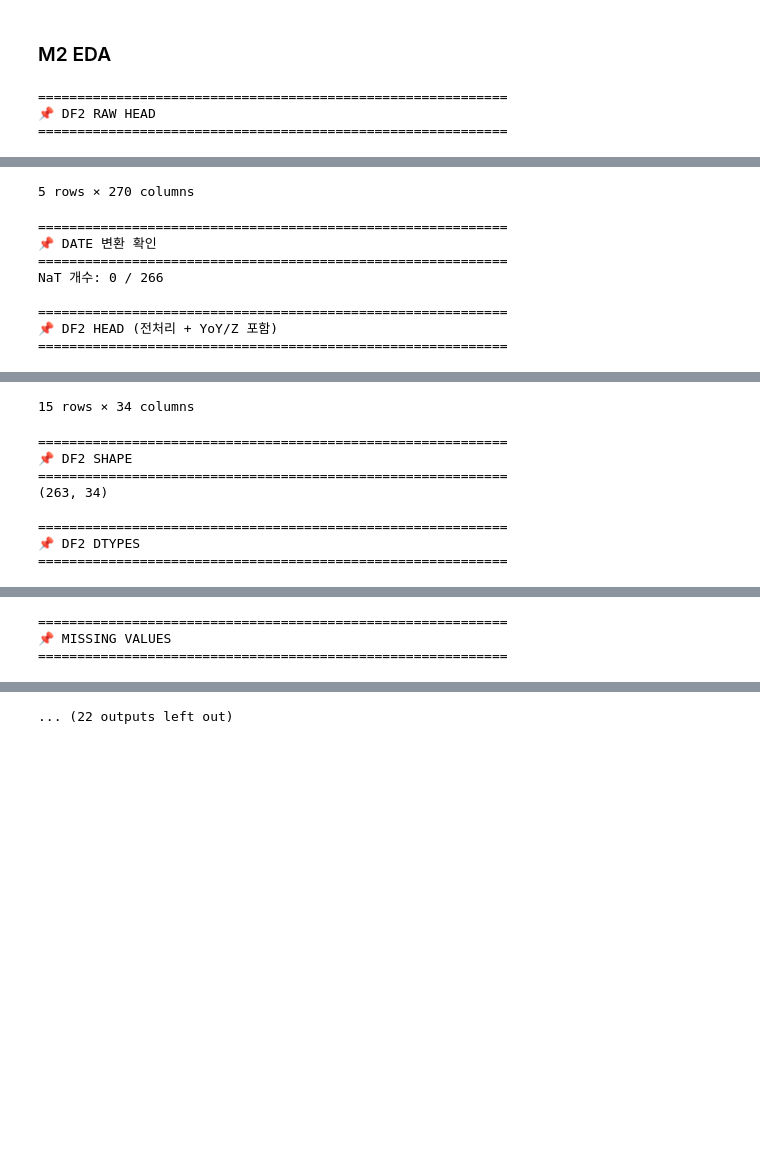
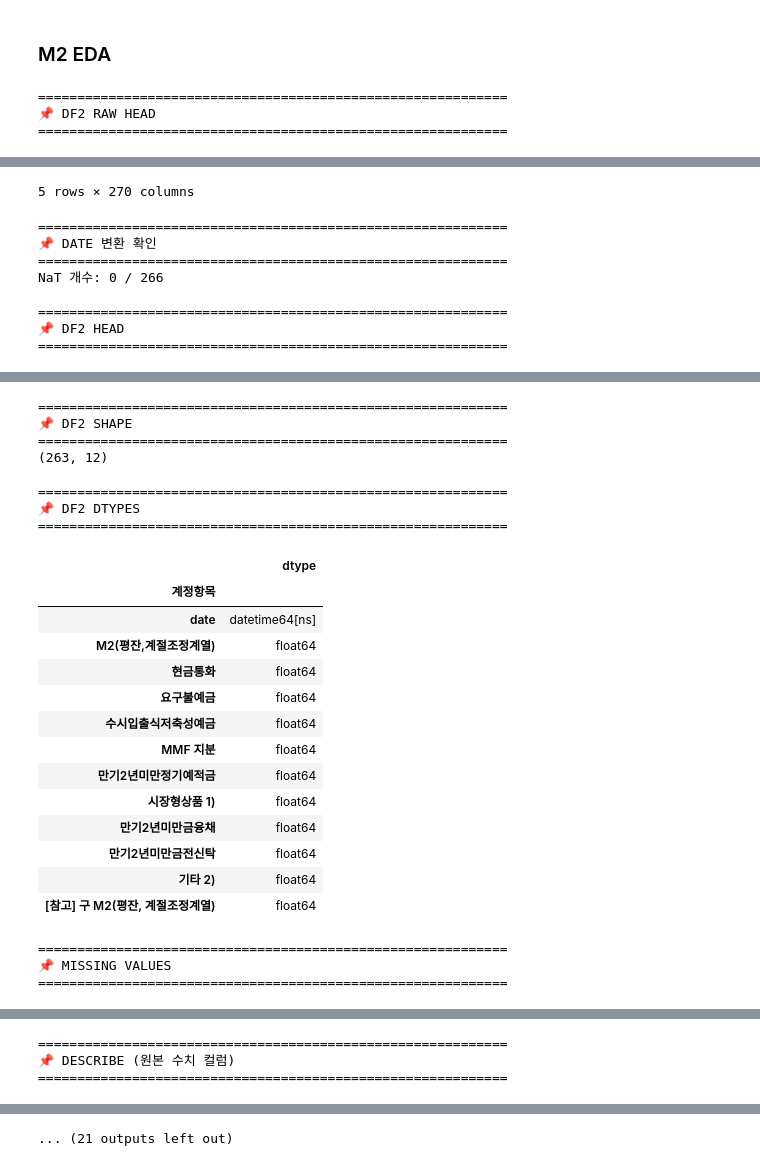
Before and after one commit to yoonsung1/final-project, a Jupyter notebook: 가은/M2_EDA.ipynb, the cells around one changed output, grey strips where cells are left out. Cells and saved outputs as stored; diff of their text form; code cells hidden in the pictures; blank space fills up the shorter version.

```diff
--- a/가은/M2_EDA.ipynb
+++ b/가은/M2_EDA.ipynb
@@ -23,8 +23,7 @@ def section(title):
 # ✅ 행렬 변환(전치)
 # ✅ 날짜: datetime (yyyy-mm-dd)  ※ 월 데이터 → 매월 1일로 저장
 # ✅ 2004-01부터 사용
-# ✅ 2005-01 기준 YoY 컬럼 + YoY 기준 Z-score 컬럼 추가
-# ✅ 박스플롯은 "원본 수치 컬럼"만 (yoy/z 제외)
+# ✅ 박스플롯은 "원본 수치 컬럼"만
 # ============================================================
 
 # 1) 로딩
@@ -79,25 +78,27 @@ df2 = (
 df2 = df2[["date"] + [c for c in df2.columns if c != "date"]]
 
 # ============================================================
-# 9) YoY (2005-01부터 유효) + YoY 기준 Z-score
+# 9) YoY + YoY 기준 Z-score (주석 처리)
 # ============================================================
-num_cols = df2.select_dtypes(include=np.number).columns.tolist()
 
-for c in num_cols:
-    df2[f"{c}_yoy"] = df2[c].pct_change(12) * 100
-
-mask_2005 = df2["date"] >= pd.Timestamp("2005-01-01")
-
-for c in num_cols:
-    yc = f"{c}_yoy"
-    mu = df2.loc[mask_2005, yc].mean()
-    sigma = df2.loc[mask_2005, yc].std(ddof=0)
-    df2[f"{yc}_z"] = (df2[yc] - mu) / sigma
+# num_cols = df2.select_dtypes(include=np.number).columns.tolist()
+#
+# # YoY (2005-01부터 유효)
+# for c in num_cols:
+#     df2[f"{c}_yoy"] = df2[c].pct_change(12) * 100
+#
+# # YoY 기준 Z-score (2005-01~ 구간 기반)
+# mask_2005 = df2["date"] >= pd.Timestamp("2005-01-01")
+# for c in num_cols:
+#     yc = f"{c}_yoy"
+#     mu = df2.loc[mask_2005, yc].mean()
+#     sigma = df2.loc[mask_2005, yc].std(ddof=0)
+#     df2[f"{yc}_z"] = (df2[yc] - mu) / sigma
 
 # ============================================================
 # 10) 간단 EDA
 # ============================================================
-section("DF2 HEAD (전처리 + YoY/Z 포함)")
+section("DF2 HEAD")
 display(df2.head(15))
 
 section("DF2 SHAPE")
@@ -109,17 +110,18 @@ display(pd.DataFrame(df2.dtypes, columns=["dtype"]))
 section("MISSING VALUES")
 display(pd.DataFrame(df2.isnull().sum(), columns=["missing_count"]).sort_values("missing_count", ascending=False))
 
+# 원본 수치 컬럼만 describe/boxplot
+num_cols = df2.select_dtypes(include=np.number).columns.tolist()
+
 section("DESCRIBE (원본 수치 컬럼)")
 display(df2[num_cols].describe())
 
 # ============================================================
-# 11) 박스플롯 + Mean/Q1/Q3  (✅ 원본 수치 컬럼만, yoy/z 제외)
+# 11) 박스플롯 + Mean/Q1/Q3 (원본 수치 컬럼만)
 # ============================================================
 section("BOXPLOT (원본 수치 컬럼만: Mean / Q1 / Q3)")
 
-plot_cols = num_cols[:]  # 원본 수치 컬럼 전체
-
-for col in plot_cols:
+for col in num_cols:
     mean_val = df2[col].mean()
     Q1 = df2[col].quantile(0.25)
     Q3 = df2[col].quantile(0.75)
@@ -142,40 +144,56 @@ for col in plot_cols:
 |  | 통계표 | 계정항목 | 단위 | 변환 | 2003/10 | 2003/11 | 2003/12 | 2004/01 | 2004/02 | 2004/03 | ... | ... |
 | 0 | 1.1.3.1.1. M2 상품별 구성내역(평잔, 계절조정계열) | M2(평잔,계절조정계열) | 십억원 | 원자료 | 830,331.2 | 843,054.4 | 849,773.2 | 854,520.6 | 860,954.0 | 868,066.8 | ... | ... |
 | 1 | 1.1.3.1.1. M2 상품별 구성내역(평잔, 계절조정계열) | 현금통화 | 십억원 | 원자료 | 17,421.9 | 17,628.1 | 16,981.0 | 17,927.0 | 16,377.8 | 16,625.6 | ... | ... |
 | 2 | 1.1.3.1.1. M2 상품별 구성내역(평잔, 계절조정계열) | 요구불예금 | 십억원 | 원자료 | 54,936.6 | 56,310.7 | 56,387.2 | 56,118.2 | 56,299.1 | 58,231.1 | ... | ... |
 | 3 | 1.1.3.1.1. M2 상품별 구성내역(평잔, 계절조정계열) | 수시입출식저축성예금 | 십억원 | 원자료 | 179,369.0 | 185,853.8 | 187,110.4 | 188,736.4 | 188,277.0 | 187,981.9 | ... | ... |
 | 4 | 1.1.3.1.1. M2 상품별 구성내역(평잔, 계절조정계열) | MMF 지분 | 십억원 | 원자료 | 47,331.3 | 42,106.3 | 40,020.0 | 42,775.8 | 46,495.3 | 48,872.7 | ... | ... |
 5 rows × 270 columns
 ============================================================
 📌 DATE 변환 확인
 ============================================================
 NaT 개수: 0 / 266
 
 ============================================================
-📌 DF2 HEAD (전처리 + YoY/Z 포함)
+📌 DF2 HEAD
 ============================================================
 | 계정항목 | date | M2(평잔,계절조정계열) | 현금통화 | 요구불예금 | 수시입출식저축성예금 | MMF 지분 | 만기2년미만정기예적금 | 시장형상품 1) | 만기2년미만금융채 | ... |
 | 0 | 2004-01-01 | 854520.6 | 17927.0 | 56118.2 | 188736.4 | 42775.8 | 394316.5 | 56517.2 | 36706.4 | ... |
 | 1 | 2004-02-01 | 860954.0 | 16377.8 | 56299.1 | 188277.0 | 46495.3 | 397519.6 | 56033.3 | 38452.3 | ... |
 | 2 | 2004-03-01 | 868066.8 | 16625.6 | 58231.1 | 187981.9 | 48872.7 | 398536.4 | 55872.1 | 41117.3 | ... |
 | 3 | 2004-04-01 | 870908.7 | 16903.5 | 57077.1 | 186149.5 | 52389.0 | 396807.9 | 56565.7 | 43543.5 | ... |
 | 4 | 2004-05-01 | 873417.5 | 16950.2 | 57079.8 | 184874.5 | 52090.7 | 399134.7 | 57308.4 | 45487.6 | ... |
 | 5 | 2004-06-01 | 878820.5 | 16738.1 | 57272.8 | 182864.4 | 52833.6 | 399521.2 | 59026.7 | 48303.6 | ... |
 | 6 | 2004-07-01 | 879995.4 | 17364.9 | 57104.1 | 181699.1 | 51907.4 | 401334.4 | 56874.2 | 50708.7 | ... |
 | 7 | 2004-08-01 | 885023.4 | 17477.5 | 57626.1 | 181586.1 | 53427.5 | 402351.2 | 55978.0 | 52535.7 | ... |
 | 8 | 2004-09-01 | 892677.0 | 17738.5 | 58609.3 | 181768.6 | 57523.8 | 405779.9 | 54428.6 | 52264.2 | ... |
 | 9 | 2004-10-01 | 893075.4 | 18090.3 | 58500.2 | 181579.1 | 58785.4 | 405573.3 | 55409.8 | 52409.0 | ... |
 | 10 | 2004-11-01 | 897232.7 | 18006.4 | 59011.5 | 179144.3 | 61776.7 | 408771.8 | 54540.9 | 55814.6 | ... |
 | 11 | 2004-12-01 | 899295.0 | 18119.2 | 59035.4 | 178948.1 | 63726.5 | 409865.9 | 54011.9 | 59335.3 | ... |
 | 12 | 2005-01-01 | 902992.8 | 18121.2 | 59627.0 | 179894.2 | 64313.5 | 410210.4 | 56236.0 | 59566.6 | ... |
 | 13 | 2005-02-01 | 910391.0 | 18877.0 | 61404.7 | 185055.5 | 61876.9 | 408035.8 | 59137.3 | 60702.1 | ... |
 | 14 | 2005-03-01 | 922942.5 | 18163.2 | 61493.7 | 186230.4 | 64213.5 | 411747.0 | 62441.8 | 64010.5 | ... |
-15 rows × 34 columns
+============================================================
+📌 DF2 SHAPE
+============================================================
+(263, 12)
+
+============================================================
+📌 DF2 DTYPES
+============================================================
+|  | dtype |
+| 계정항목 |  |
+| date | datetime64[ns] |
+| M2(평잔,계절조정계열) | float64 |
+| 현금통화 | float64 |
+| 요구불예금 | float64 |
+| 수시입출식저축성예금 | float64 |
+| MMF 지분 | float64 |
+| 만기2년미만정기예적금 | float64 |
+| 시장형상품 1) | float64 |
+| 만기2년미만금융채 | float64 |
+| 만기2년미만금전신탁 | float64 |
+| 기타 2) | float64 |
+| [참고] 구 M2(평잔, 계절조정계열) | float64 |
 ============================================================
-📌 DF2 SHAPE
+📌 MISSING VALUES
 ============================================================
-(263, 34)
-
-============================================================
-📌 DF2 DTYPES
-============================================================
@@ -200,3 +214,3 @@ NaT 개수: 0 / 266
 ============================================================
-📌 MISSING VALUES
+📌 DESCRIBE (원본 수치 컬럼)
 ============================================================
@@ -233,4 +234,4 @@ NaT 개수: 0 / 266
-... (22 outputs left out)
+... (21 outputs left out)
 # %%
 # ✅ CSV 저장 (Period는 문자열로 저장하는 게 안전)
 df2_to_save = df2.copy()
```
Also changed, not shown: parts of 1 cell of this notebook, 1 other file.
